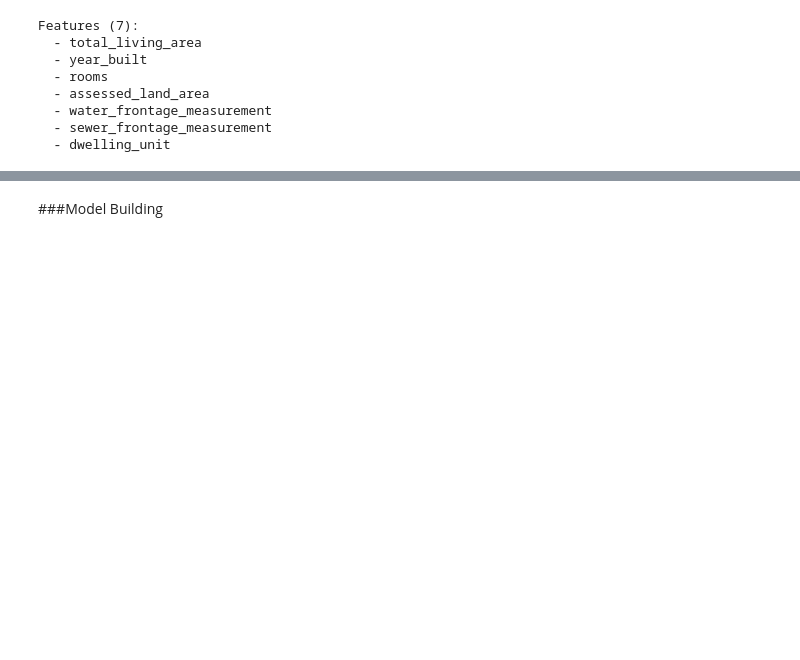
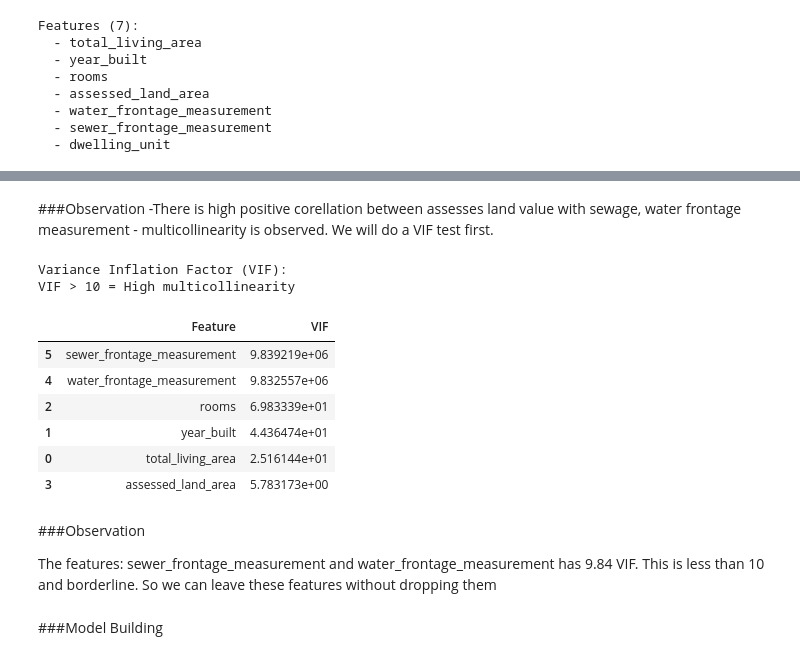
Before and after one commit to BoseOmoniyi/property-valuation, a Jupyter notebook: notebooks/BoseOmoniyi_ta_colab.ipynb, the cells around one changed output, grey strips where cells are left out. Cells and saved outputs as stored; diff of their text form; code cells hidden in the pictures; blank space fills up the shorter version.

```diff
--- a/notebooks/BoseOmoniyi_ta_colab.ipynb
+++ b/notebooks/BoseOmoniyi_ta_colab.ipynb
@@ -975,3 +1064,45 @@ Features (7):
+# %% [markdown]
+###Observation
+-There is high positive corellation between assesses land value with sewage, water frontage measurement - multicollinearity is observed. We will do a VIF test first.
+# %%
+# Doing VIF test for multicollinearity
+from statsmodels.stats.outliers_influence import variance_inflation_factor
+
+# Features
+FEATURES_FOR_VIF = [
+    'total_living_area',
+    'year_built',
+    'rooms',
+    'assessed_land_area',
+    'water_frontage_measurement',
+    'sewer_frontage_measurement'
+]
+
+# Prepare data
+X = df_sample[FEATURES_FOR_VIF].dropna()
+
+# Calculate VIF
+vif_data = pd.DataFrame()
+vif_data["Feature"] = X.columns
+vif_data["VIF"] = [variance_inflation_factor(X.values, i) for i in range(len(X.columns))]
+
+print("Variance Inflation Factor (VIF):")
+print("VIF > 10 = High multicollinearity\n")
+display(vif_data.sort_values('VIF', ascending=False))
+# %% [output]
+Variance Inflation Factor (VIF):
+VIF > 10 = High multicollinearity
+|  | Feature | VIF |
+| 5 | sewer_frontage_measurement | 9.839219e+06 |
+| 4 | water_frontage_measurement | 9.832557e+06 |
+| 2 | rooms | 6.983339e+01 |
+| 1 | year_built | 4.436474e+01 |
+| 0 | total_living_area | 2.516144e+01 |
+| 3 | assessed_land_area | 5.783173e+00 |
+# %% [markdown]
+###Observation
+
+The features: sewer_frontage_measurement and water_frontage_measurement has 9.84 VIF. This is less than 10 and borderline. So we can leave these features without dropping them
 # %% [markdown]
 ###Model Building
 # %%
```
Also changed, not shown: parts of 35 cells of this notebook.
